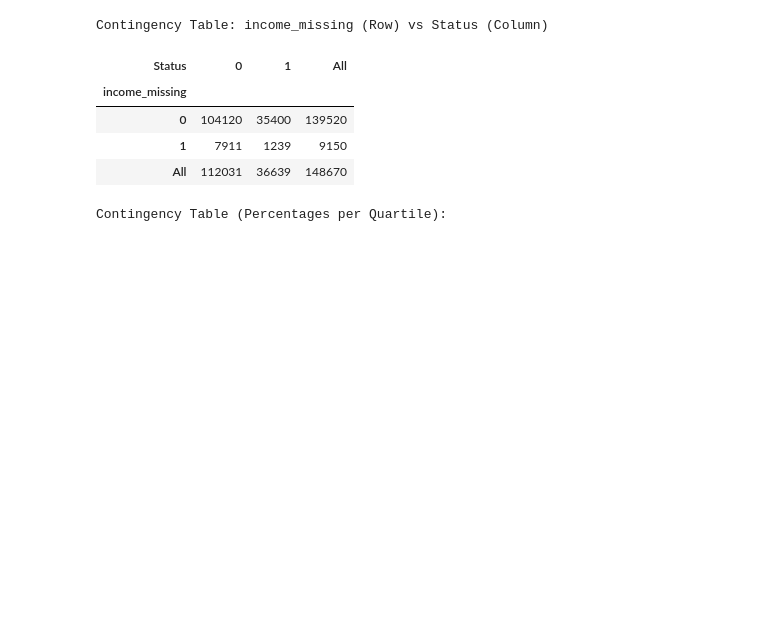
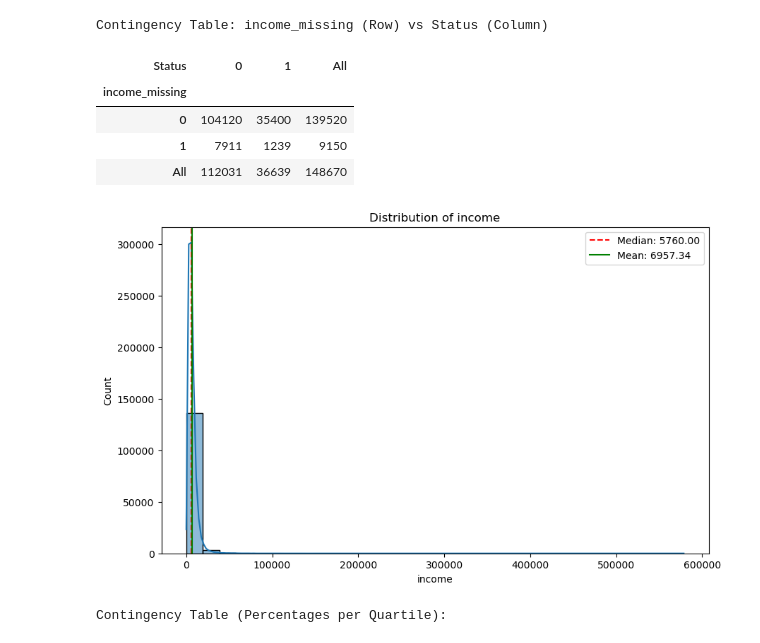
Before and after one commit to marcolari06-maker/loan-default-prediction, a Jupyter notebook: Preprocessing.ipynb, the cells around one changed output. Saved outputs shown, nothing was run; the diff lists cells and outputs as text; code cells hidden in the pictures; blank space fills up the shorter version.

```diff
--- a/Preprocessing.ipynb
+++ b/Preprocessing.ipynb
@@ -371,6 +419,16 @@ Contingency Table: income_missing (Row) vs Status (Column)
 | 0 | 104120 | 35400 | 139520 |
 | 1 | 7911 | 1239 | 9150 |
 | All | 112031 | 36639 | 148670 |
+# %%
+plt.figure(figsize=(10, 6))
+sns.histplot(df_github['income'].dropna(), kde=True, bins=30)
+plt.title('Distribution of income')
+plt.axvline(df_github['income'].median(), color='red', linestyle='--', label=f'Median: {df_github["income"].median():.2f}')
+plt.axvline(df_github['income'].mean(), color='green', linestyle='-', label=f'Mean: {df_github["income"].mean():.2f}')
+plt.legend()
+plt.show()
+# %% [output]
+[figure, added]
 # %%
 # Create quartiles for dtir1
 # We use 'duplicates=drop' just in case the distribution is heavily skewed at certain values
```
Also changed, not shown: parts of 36 cells of this notebook.
